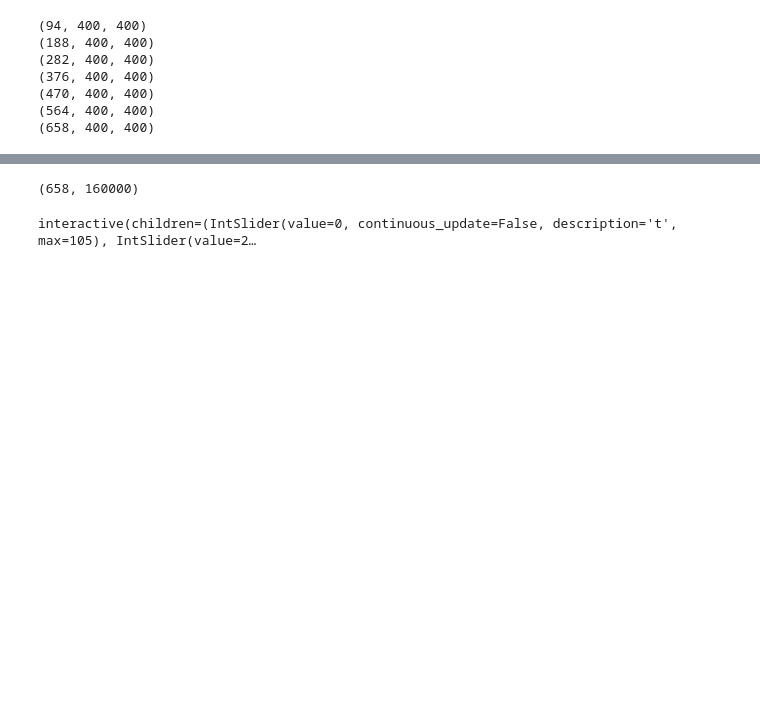
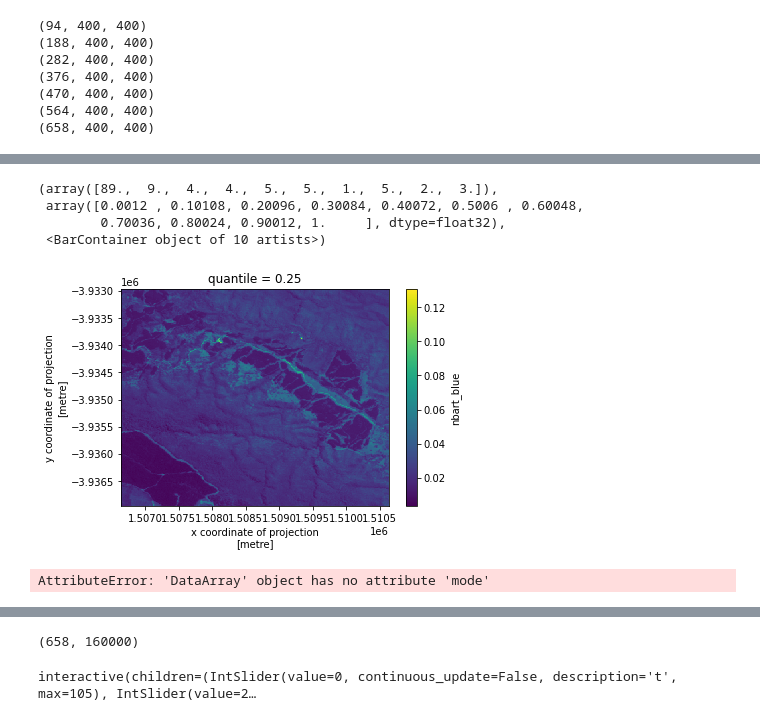
Before and after one commit to ANU-WALD/sat_decomp, a Jupyter notebook: ACT_tests.ipynb, the cells around one changed output, grey strips where cells are left out. Saved outputs shown, nothing was run; the diff lists cells and outputs as text; code cells hidden in the pictures; blank space fills up the shorter version.

```diff
--- a/ACT_tests.ipynb
+++ b/ACT_tests.ipynb
@@ -147,0 +169,25 @@ for band_name in ds:
+# %%
+%matplotlib inline
+
+import numpy as np
+import xarray as xr
+from matplotlib import pyplot as plt
+
+ds2018 = xr.open_dataset("/data/pca_act/000_2018.nc")
+ds2019 = xr.open_dataset("/data/pca_act/000_2019.nc")
+
+ds = xr.concat([ds2018, ds2019], dim='time').sortby('time')
+
+blue = ds.nbart_blue.astype(np.float32) / 1e4
+
+#blue.quantile(0.25, dim='time').plot()
+# %% [output]
+(array([89.,  9.,  4.,  4.,  5.,  5.,  1.,  5.,  2.,  3.]),
+ array([0.0012 , 0.10108, 0.20096, 0.30084, 0.40072, 0.5006 , 0.60048,
+        0.70036, 0.80024, 0.90012, 1.     ], dtype=float32),
+ <BarContainer object of 10 artists>)
+[figure, added]
+# %%
+blue.mode(dim='time').plot()
+# %% [output]
+AttributeError: 'DataArray' object has no attribute 'mode'
```
Also changed, not shown: parts of 7 cells of this notebook, 8 other files.
